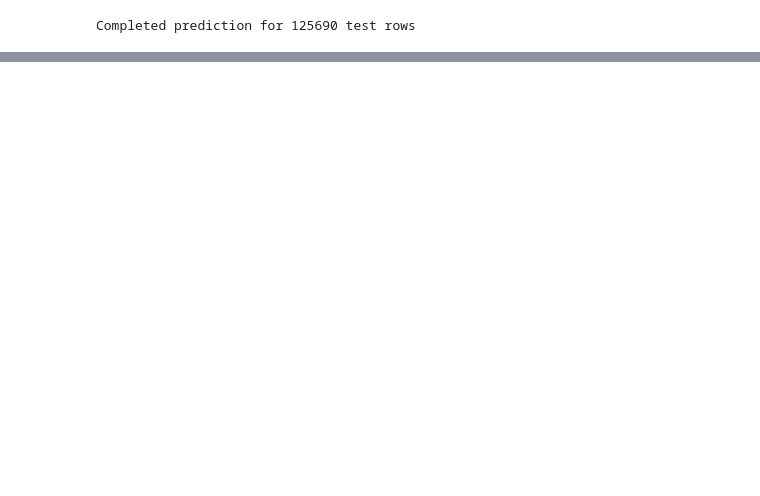
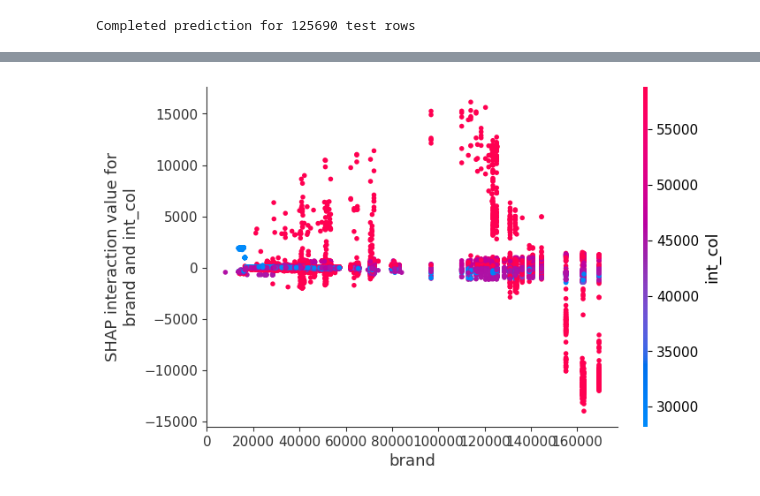
Before and after one commit to bk-anupam/KaggleChallenges, a Jupyter notebook: TABULAR/PS4E9/ps4e9_modeling.ipynb, the cells around one changed output, grey strips where cells are left out. Saved outputs shown, nothing was run; the diff lists cells and outputs as text; code cells hidden in the pictures; blank space fills up the shorter version.

```diff
--- a/TABULAR/PS4E9/ps4e9_modeling.ipynb
+++ b/TABULAR/PS4E9/ps4e9_modeling.ipynb
@@ -359,0 +417,5 @@ plt.show()
+# %%
+# Visualize interaction for two features
+shap.dependence_plot(('brand', 'int_col'), shap_interaction_values, df_train[feature_cols])
+# %% [output]
+[figure, added]
```
Also changed, not shown: parts of 26 cells of this notebook, 4 other files.
